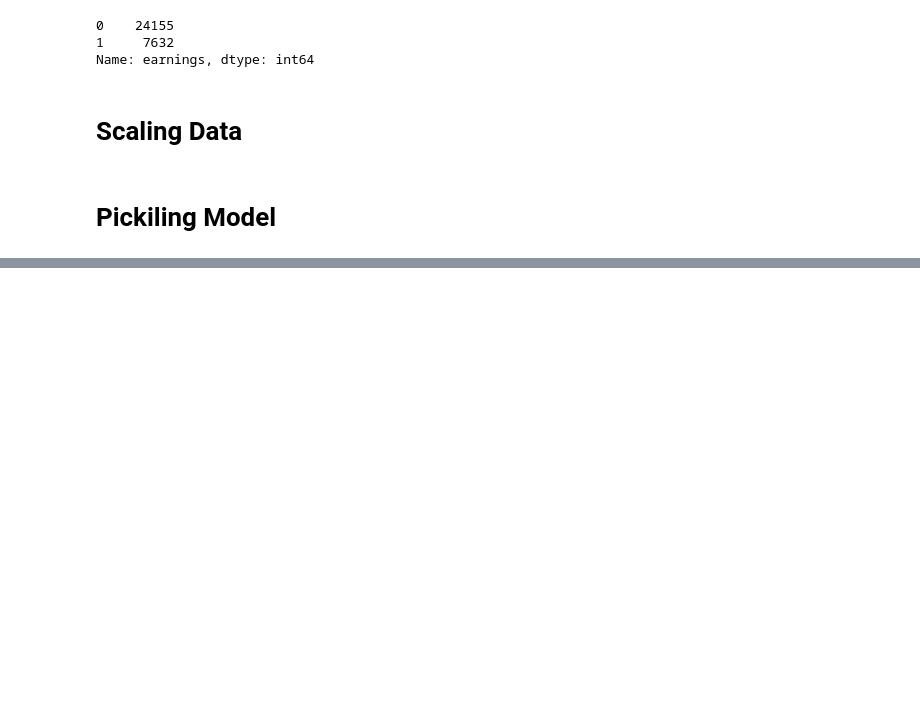
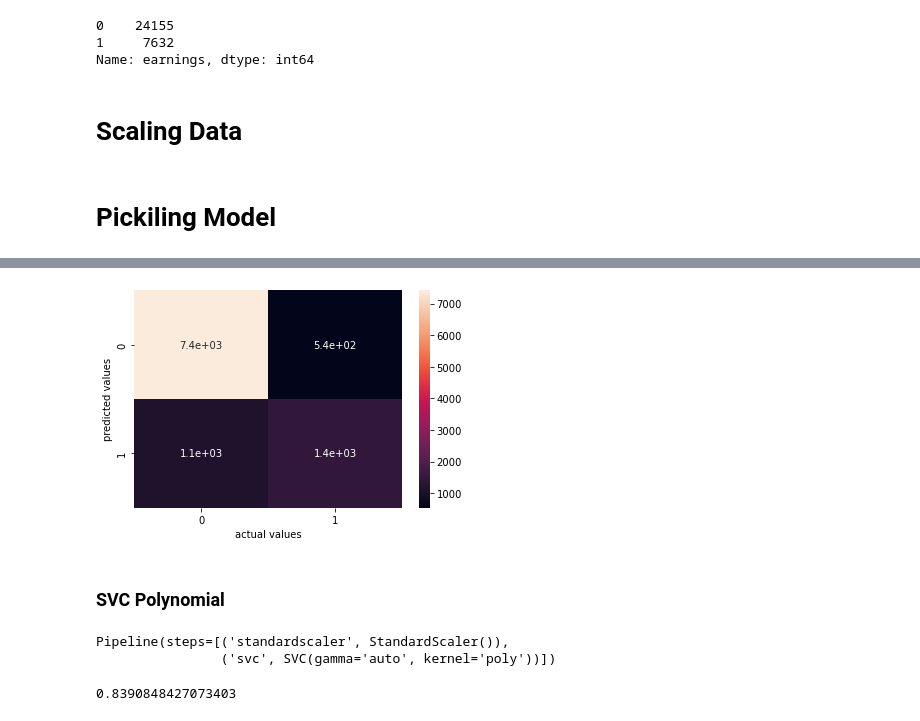
Before and after one commit to atharv4git/ML-Models, a Jupyter notebook: Classification/adult/Model in Making.ipynb, the cells around one changed output, grey strips where cells are left out. Saved outputs shown, nothing was run; the diff lists cells and outputs as text; code cells hidden in the pictures; blank space fills up the shorter version.

```diff
--- a/Classification/adult/Model in Making.ipynb
+++ b/Classification/adult/Model in Making.ipynb
@@ -76,0 +119,2 @@ def save_model_to_db(model,client,db,conn,model_name):
+# %%
+ypred_scv_lin = svc_lin.predict(X_test)
@@ -76,0 +125,15 @@ def save_model_to_db(model,client,db,conn,model_name):
+# %%
+sns.heatmap(cm(y_test,ypred_scv_lin),annot=True)
+plt.xlabel('actual values')
+plt.ylabel('predicted values')
+plt.show()
+# %% [output]
+[figure, added]
+# %% [markdown]
+### SVC Polynomial
+# %%
+svc_poly = make_pipeline(StandardScaler(), SVC(kernel='poly',gamma='auto'))
+svc_poly.fit(X_train, y_train)
+# %% [output]
+Pipeline(steps=[('standardscaler', StandardScaler()),
+                ('svc', SVC(gamma='auto', kernel='poly'))])
@@ -76,0 +142,4 @@ def save_model_to_db(model,client,db,conn,model_name):
+# %%
+svc_poly.score(X_test,y_test)
+# %% [output]
+0.8390848427073403
```
Also changed, not shown: parts of 29 cells of this notebook.
